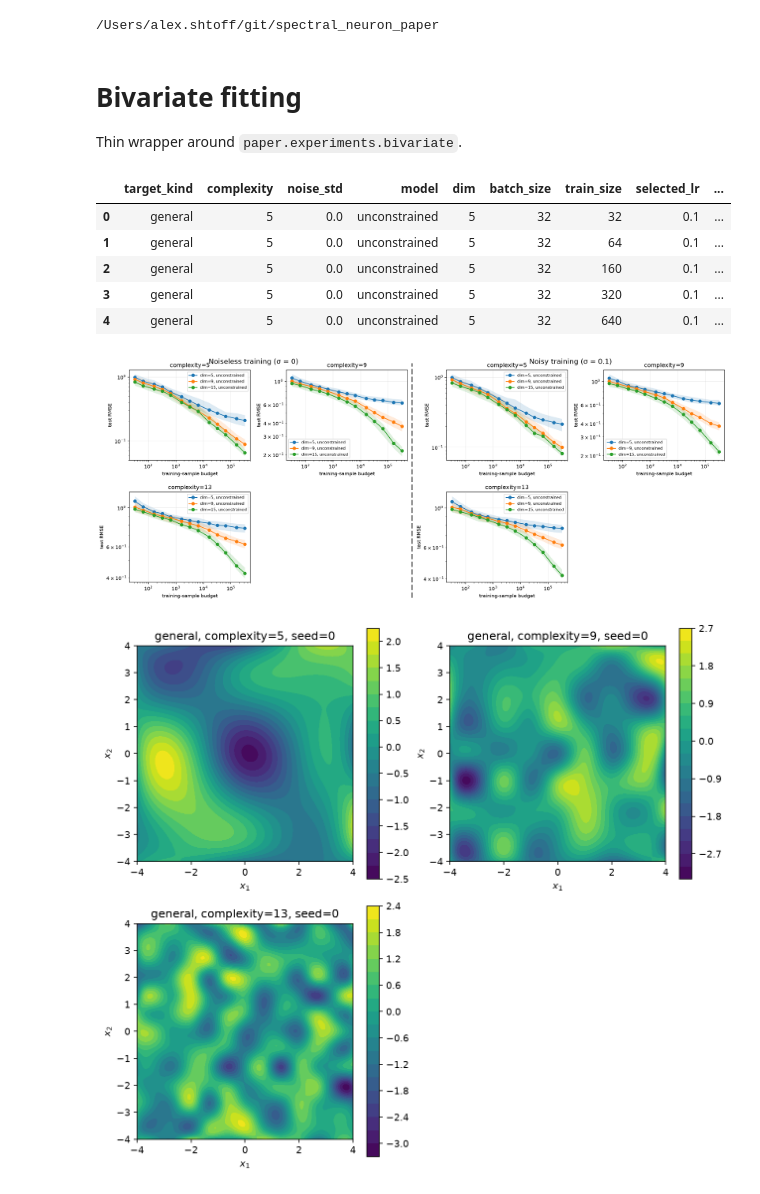
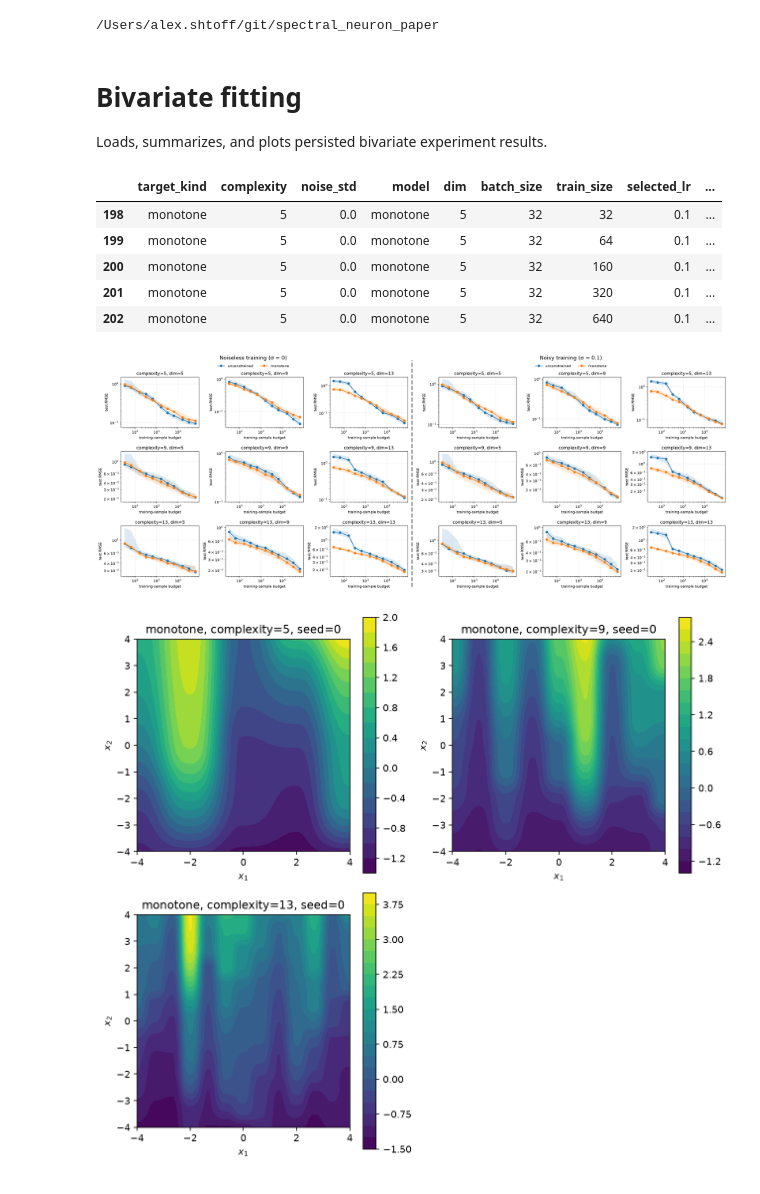
Before and after one commit to alexshtf/spectral_neuron_paper, a Jupyter notebook: notebooks/bivariate_fitting.ipynb, the cells around one changed output. Saved outputs shown, nothing was run; the diff lists cells and outputs as text; code cells hidden in the pictures.

```diff
--- a/notebooks/bivariate_fitting.ipynb
+++ b/notebooks/bivariate_fitting.ipynb
@@ -7,7 +7,7 @@ del _repo_root
 # %% [markdown]
 # Bivariate fitting
 
-Thin wrapper around `paper.experiments.bivariate`.
+Loads, summarizes, and plots persisted bivariate experiment results.
 # %%
 import matplotlib as mpl
 import pandas as pd
@@ -21,41 +20,34 @@ from paper.tuning import summarize_raw
 mpl.rcParams["figure.dpi"] = 140
 # %%
 profile_name = "full"
-profile = PROFILES[profile_name]
 raw_path = synthetic.default_raw_path("bivariate", profile_name)
-plot_target_kind = "general"
+plot_target_kind = "monotone"
 # %%
-if raw_path.exists():
-    raw = pd.read_csv(raw_path)
-else:
-    raw = run_profile(profile)
-    synthetic.write_csv(raw, raw_path)
+if not raw_path.exists():
+    raise FileNotFoundError(
+        f"{raw_path} does not exist; run paper.experiments.bivariate first"
+    )
 
-expected_models = {"unconstrained", "monotone"}
-if not expected_models <= set(raw["model"].unique()):
-    raise ValueError(f"{raw_path} does not contain {sorted(expected_models)}; rerun this profile")
+raw = pd.read_csv(raw_path)
 
-if set(raw["complexity"]) != set(profile.complexities):
-    raise ValueError(f"{raw_path} does not match {profile_name!r} complexities; rerun this profile")
-
-summary = summarize_raw(raw, profile.train_sizes)
+summary = summarize_raw(raw)
 plot_summary = summary.loc[summary["target_kind"] == plot_target_kind].copy()
 plot_summary.head()
 # %% [output]
 |  | target_kind | complexity | noise_std | model | dim | batch_size | train_size | selected_lr | ... |
-| 0 | general | 5 | 0.0 | unconstrained | 5 | 32 | 32 | 0.1 | ... |
-| 1 | general | 5 | 0.0 | unconstrained | 5 | 32 | 64 | 0.1 | ... |
-| 2 | general | 5 | 0.0 | unconstrained | 5 | 32 | 160 | 0.1 | ... |
-| 3 | general | 5 | 0.0 | unconstrained | 5 | 32 | 320 | 0.1 | ... |
-| 4 | general | 5 | 0.0 | unconstrained | 5 | 32 | 640 | 0.1 | ... |
+| 198 | monotone | 5 | 0.0 | monotone | 5 | 32 | 32 | 0.1 | ... |
+| 199 | monotone | 5 | 0.0 | monotone | 5 | 32 | 64 | 0.1 | ... |
+| 200 | monotone | 5 | 0.0 | monotone | 5 | 32 | 160 | 0.1 | ... |
+| 201 | monotone | 5 | 0.0 | monotone | 5 | 32 | 320 | 0.1 | ... |
+| 202 | monotone | 5 | 0.0 | monotone | 5 | 32 | 640 | 0.1 | ... |
 # %%
 plot_scaling(plot_summary);
 # %% [output]
-[figure, old version]
+[figure, new version]
 # %%
 plot_bivariate_target_gallery([
     TargetSpec(kind=plot_target_kind, complexity=complexity, seed=0)
-    for complexity in profile.complexities
+    for complexity in sorted(plot_summary["complexity"].unique())
 ]);
 # %% [output]
-[figure, old version]
+[figure, new version]
```
Also changed, not shown: parts of 1 cell of this notebook, 20 other files.
